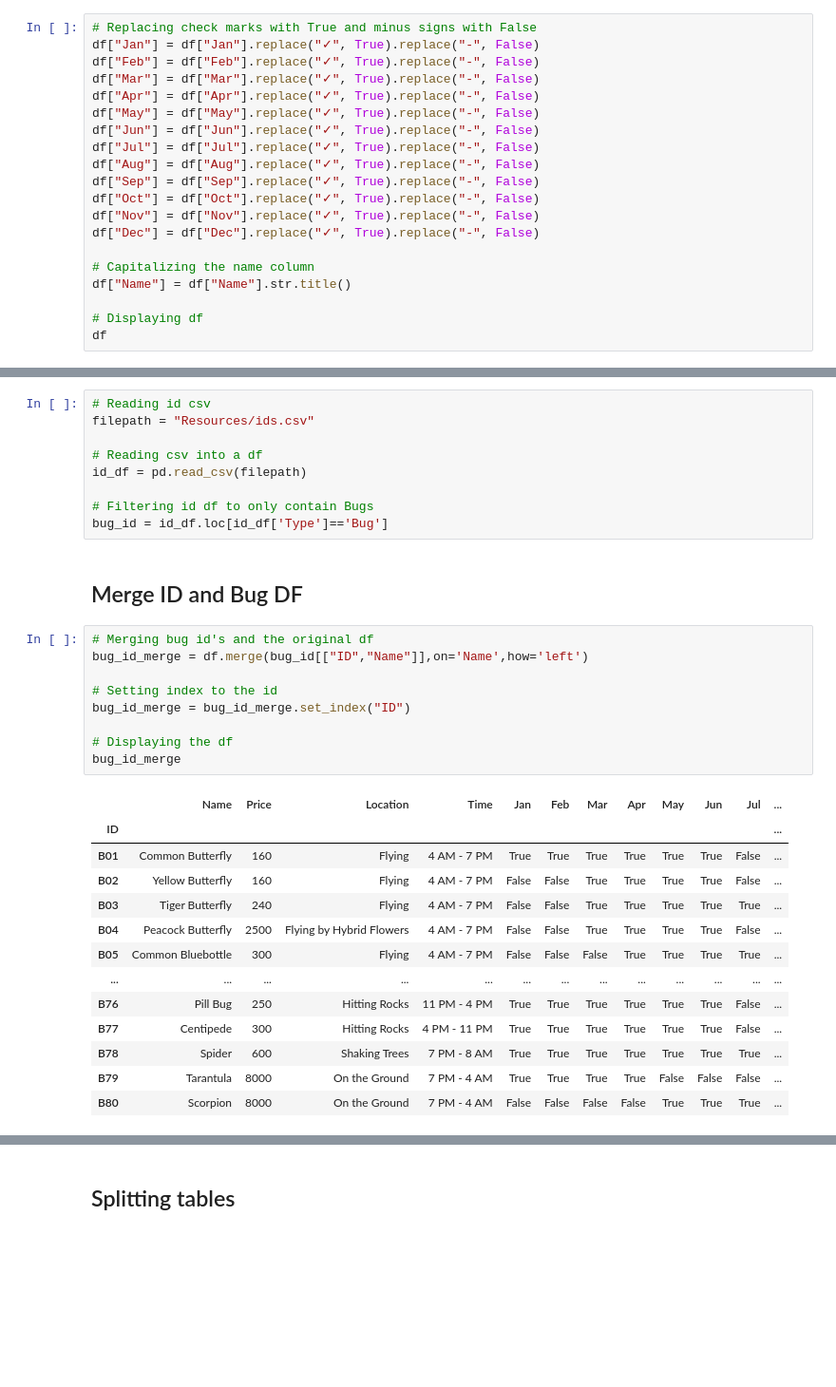
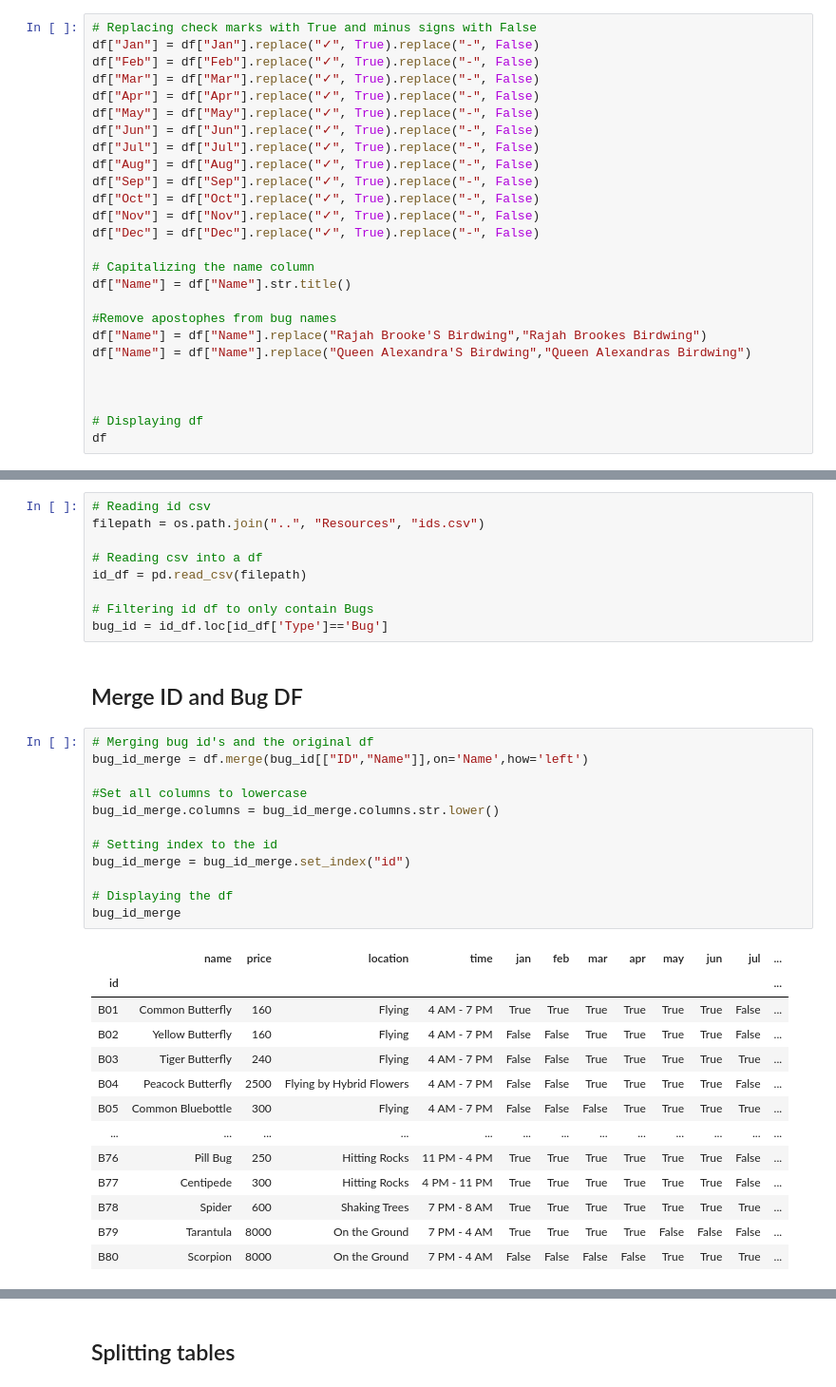
Before and after one commit to msadowski20/etl_project, a Jupyter notebook: Notebooks/bugs.ipynb, the cells around one changed output, grey strips where cells are left out. Shown: that part at 95% size. Drawn from its saved outputs; the diff is of its cells as text; blank space fills up the shorter version.

```diff
--- a/Notebooks/bugs.ipynb
+++ b/Notebooks/bugs.ipynb
@@ -71,6 +72,12 @@ df["Dec"] = df["Dec"].replace("✓", True).replace("-", False)
 # Capitalizing the name column
 df["Name"] = df["Name"].str.title()
 
+#Remove apostophes from bug names
+df["Name"] = df["Name"].replace("Rajah Brooke'S Birdwing","Rajah Brookes Birdwing")
+df["Name"] = df["Name"].replace("Queen Alexandra'S Birdwing","Queen Alexandras Birdwing")
+
+
+
 # Displaying df
 df
 # %% [output]
@@ -91,7 +118,7 @@ df
 ## Bug ID DF
 # %%
 # Reading id csv
-filepath = "Resources/ids.csv"
+filepath = os.path.join("..", "Resources", "ids.csv")
 
 # Reading csv into a df
 id_df = pd.read_csv(filepath)
@@ -103,15 +130,18 @@ bug_id = id_df.loc[id_df['Type']=='Bug']
 # %%
 # Merging bug id's and the original df
 bug_id_merge = df.merge(bug_id[["ID","Name"]],on='Name',how='left')
 
+#Set all columns to lowercase
+bug_id_merge.columns = bug_id_merge.columns.str.lower()
+
 # Setting index to the id
-bug_id_merge = bug_id_merge.set_index("ID")
+bug_id_merge = bug_id_merge.set_index("id")
 
 # Displaying the df
 bug_id_merge
 # %% [output]
-|  | Name | Price | Location | Time | Jan | Feb | Mar | Apr | May | Jun | Jul | ... |
-| ID |  |  |  |  |  |  |  |  |  |  |  | ... |
+|  | name | price | location | time | jan | feb | mar | apr | may | jun | jul | ... |
+| id |  |  |  |  |  |  |  |  |  |  |  | ... |
 | B01 | Common Butterfly | 160 | Flying | 4 AM - 7 PM | True | True | True | True | True | True | False | ... |
 | B02 | Yellow Butterfly | 160 | Flying | 4 AM - 7 PM | False | False | True | True | True | True | False | ... |
 | B03 | Tiger Butterfly | 240 | Flying | 4 AM - 7 PM | False | False | True | True | True | True | True | ... |
```
Also changed, not shown: parts of 7 cells of this notebook, 3 other files.
